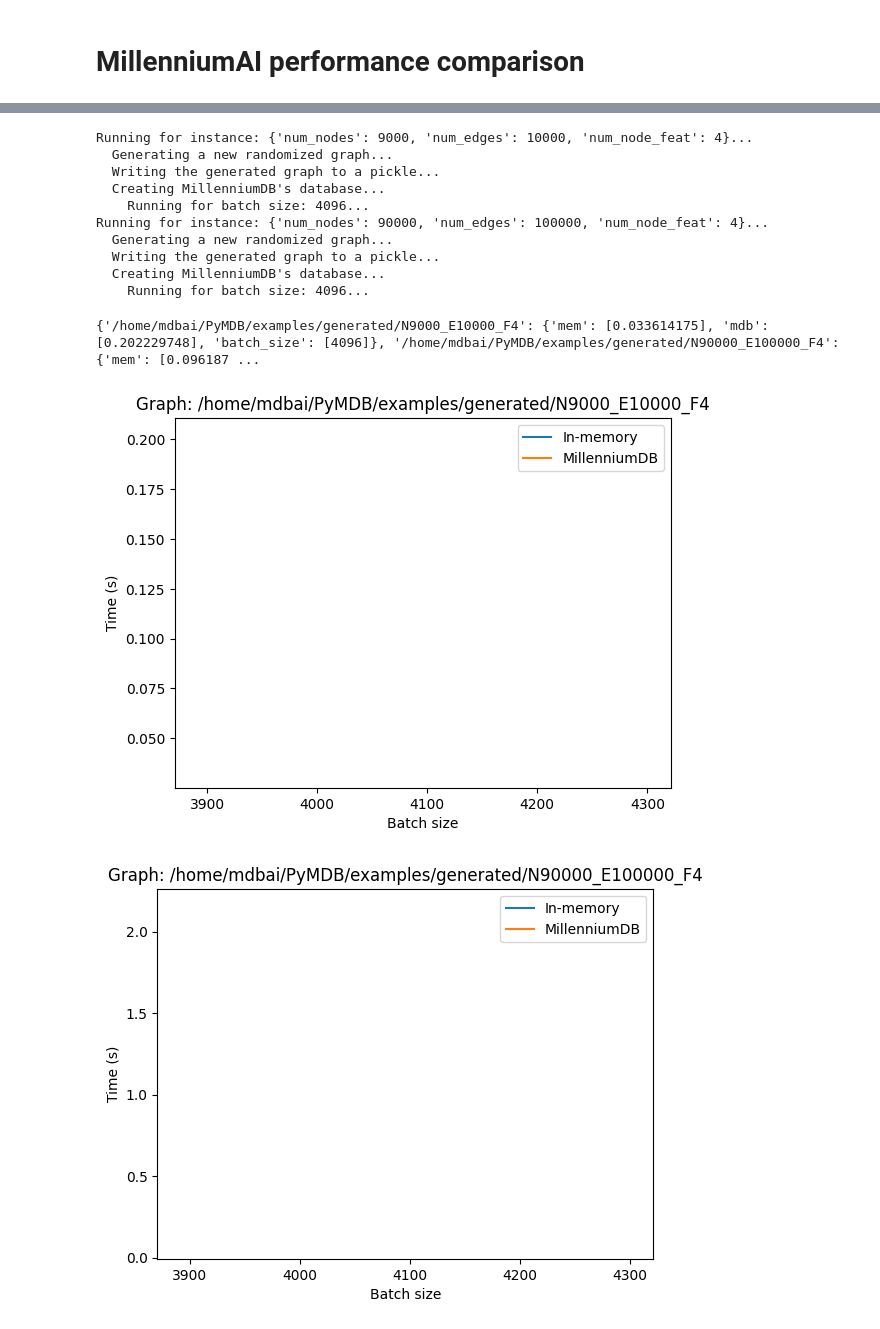
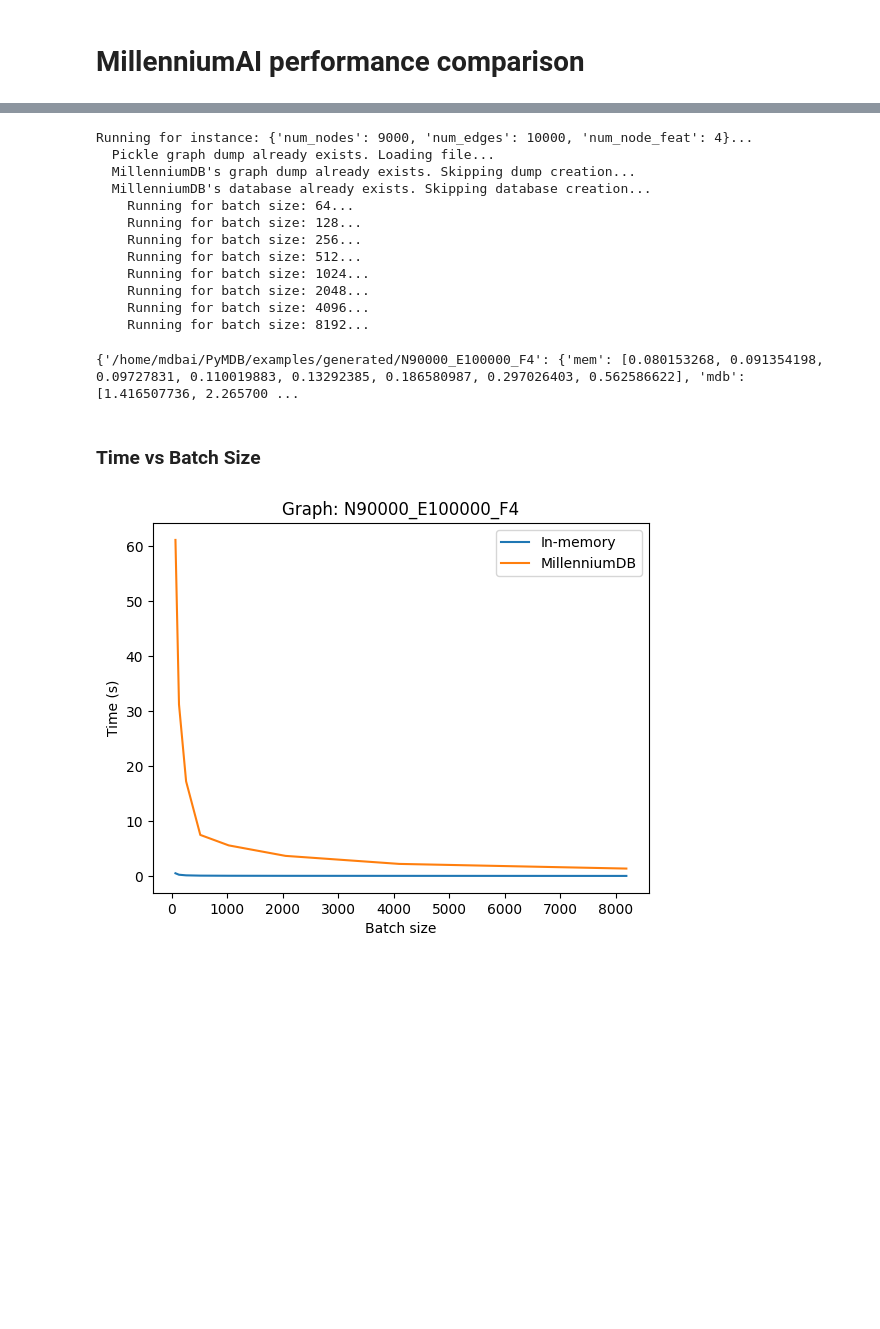
Before and after one commit to MillenniumDB/PyMillDB, a Jupyter notebook: examples/performance.ipynb, the cells around one changed output, grey strips where cells are left out. Drawn from its saved outputs; the diff is of its cells as text; code cells hidden in the pictures; blank space fills up the shorter version.

```diff
--- a/examples/performance.ipynb
+++ b/examples/performance.ipynb
@@ -127,13 +127,16 @@ def kill_server(process) -> int:
     process.kill()
     return process.wait()
 
+# Clear both buffer/cache and swap of the OS
+def clear_os():
+    os.system("sudo sync && echo 3 | sudo tee /proc/sys/vm/drop_caches > /dev/null")
+    os.system("sudo swapoff -a && sudo swapon -a")
+
 # Run performance tests for a list of instances and a list of batch sizes
 def run_performance_tests(instances: List[Dict], batch_sizes: List[int]):
     if not os.path.exists(GENERATION_BASE_PATH):
         os.makedirs(GENERATION_BASE_PATH)
 
-    generated_dumps = list()
-    generated_dbs = list()
     plot_data = dict()
 
     for instance in instances:
@@ -142,16 +145,14 @@ def run_performance_tests(instances: List[Dict], batch_sizes: List[int]):
         graph, dump_path = generate_graph(**instance)
         db_path = create_db(dump_path)
 
-        generated_dumps.append(dump_path)
-        generated_dbs.append(db_path)
-
         plot_data[db_path] = {"mem": list(), "mdb": list(), "batch_size": list()}
         for batch_size in batch_sizes:
             plot_data[db_path]["batch_size"].append(batch_size)
 
             print(f"    Running for batch size: {batch_size}...")
-
             # 1. In-memory graph
+            # Clear OS buffer/cache
+            clear_os()
             t0_mem = time.perf_counter_ns()
             for batch in NeighborLoader(
                 graph, num_neighbors=[5, 5], batch_size=batch_size
@@ -160,8 +161,9 @@ def run_performance_tests(instances: List[Dict], batch_sizes: List[int]):
                 pass
             plot_data[db_path]["mem"].append((time.perf_counter_ns() - t0_mem) / 1e9)
 
-
             # 2. MillenniumDB graph
+            # Clear OS buffer/cache
+            clear_os()
             # Start MillenniumDB server
             server_process = start_server(db_path)
             # Connect to server
@@ -184,28 +186,30 @@ def run_performance_tests(instances: List[Dict], batch_sizes: List[int]):
 # %%
 instances = [
     {"num_nodes": 9_000,     "num_edges": 10_000,    "num_node_feat": 4},
-    {"num_nodes": 90_000,    "num_edges": 100_000,   "num_node_feat": 4},
-    #{"num_nodes": 900_000,   "num_edges": 1_000_000, "num_node_feat": 4},
-    #{"num_nodes": 1_800_000, "num_edges": 2_000_000, "num_node_feat": 4},
+    # {"num_nodes": 90_000,    "num_edges": 100_000,   "num_node_feat": 4},
+    # {"num_nodes": 900_000,   "num_edges": 1_000_000, "num_node_feat": 4},
+    # {"num_nodes": 1_800_000, "num_edges": 2_000_000, "num_node_feat": 4},
+    # {"num_nodes": 3_600_000, "num_edges": 4_000_000, "num_node_feat": 4},
 ]
 args = {
     "instances": instances,
-    "batch_sizes": [4_096],
-    # "batch_sizes": [64, 128, 256, 512, 1_024, 2_048, 4_096, 8_192]
+    "batch_sizes": [64, 128, 256, 512, 1_024, 2_048, 4_096, 8_192]
 }
 
 plot_data = run_performance_tests(**args)
 # %% [output]
 Running for instance: {'num_nodes': 9000, 'num_edges': 10000, 'num_node_feat': 4}...
-  Generating a new randomized graph...
-  Writing the generated graph to a pickle...
-  Creating MillenniumDB's database...
+  Pickle graph dump already exists. Loading file...
+  MillenniumDB's graph dump already exists. Skipping dump creation...
+  MillenniumDB's database already exists. Skipping database creation...
+    Running for batch size: 64...
+    Running for batch size: 128...
+    Running for batch size: 256...
+    Running for batch size: 512...
+    Running for batch size: 1024...
+    Running for batch size: 2048...
     Running for batch size: 4096...
-Running for instance: {'num_nodes': 90000, 'num_edges': 100000, 'num_node_feat': 4}...
-  Generating a new randomized graph...
-  Writing the generated graph to a pickle...
-  Creating MillenniumDB's database...
-    Running for batch size: 4096...
+    Running for batch size: 8192...
 # %%
 def plot_comparison(x: List, y1: List, y2: List, x_label: str, y_label: str, title: str):
     plt.plot(x, y1, label="In-memory")
@@ -219,18 +223,19 @@ def plot_comparison(x: List, y1: List, y2: List, x_label: str, y_label: str, tit
 # %%
 print(plot_data)
 # %% [output]
-{'/home/mdbai/PyMDB/examples/generated/N9000_E10000_F4': {'mem': [0.033614175], 'mdb': [0.202229748], 'batch_size': [4096]}, '/home/mdbai/PyMDB/examples/generated/N90000_E100000_F4': {'mem': [0.096187 ...
+{'/home/mdbai/PyMDB/examples/generated/N90000_E100000_F4': {'mem': [0.080153268, 0.091354198, 0.09727831, 0.110019883, 0.13292385, 0.186580987, 0.297026403, 0.562586622], 'mdb': [1.416507736, 2.265700 ...
+# %% [markdown]
+### Time vs Batch Size
 # %%
 # Compare time over graph size
 for db_path, data in plot_data.items():
     plot_comparison(
         data["batch_size"],
         data["mem"],
         data["mdb"],
         "Batch size",
         "Time (s)",
-        f"Graph: {graph_name}",
+        f"Graph: {os.path.basename(db_path)}",
     )
 # %% [output]
-[figure, old version]
+[figure, new version]
-[figure, removed]
```
Also changed, not shown: parts of 4 cells of this notebook.
